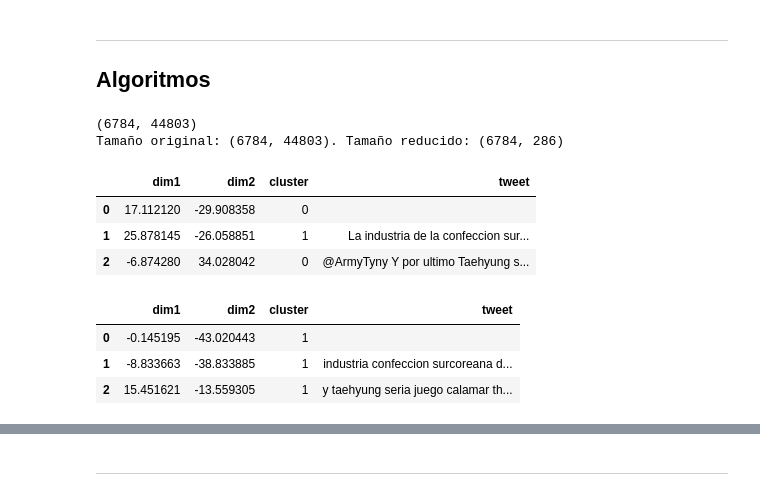
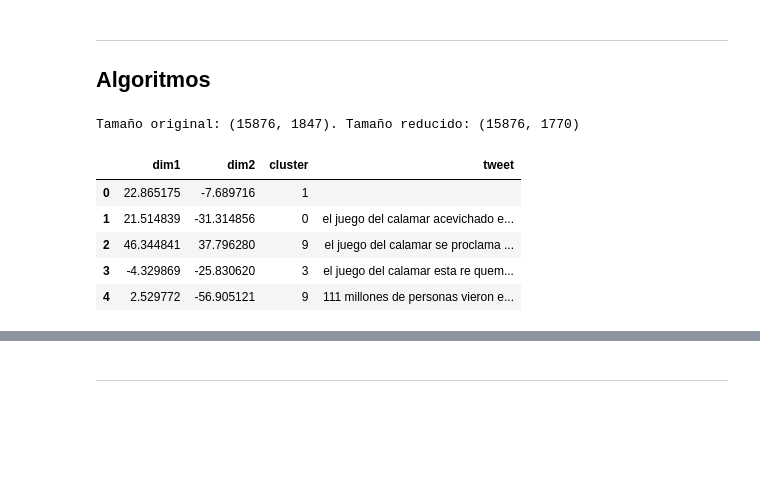
Before and after one commit to NazaGara/tm_seriesTV, a Jupyter notebook: tw_shows.ipynb, the cells around one changed output, grey strips where cells are left out. Cells and saved outputs as stored; diff of their text form; code cells hidden in the pictures; blank space fills up the shorter version.

Commit message:
roadmap, update corpus, and more

```diff
--- a/tw_shows.ipynb
+++ b/tw_shows.ipynb
@@ -113,5 +127,5 @@ def clean_tweets(corpus=corpus):
     return data
 # %%
-data = clean_tweets()
+data = clean_tweets(corpus)
 clean = [entry["text"] for entry in data.values()]
-val = [entry["val"] for entry in data.values()]
+#val = [entry["val"] for entry in data.values()]
@@ -132,9 +137,8 @@ from sklearn.feature_extraction.text import CountVectorizer
 
 def vectorize(data):
     # filtro de palabras por frecuencia
-    vectorizer = CountVectorizer(ngram_range=(1,2)) #,strip_accents='unicode') # probar (1,2)
+    vectorizer = CountVectorizer(ngram_range=(1,1), stop_words=es_stop, min_df=10) # probar (1,2)
     matrix = vectorizer.fit_transform(data)
-    print(matrix.shape)
     return matrix
 
 from sklearn.preprocessing import normalize
@@ -151,10 +155,9 @@ def transform(matrix):
 #corpus_X = vectorize(corpus)
 clean_X = vectorize(clean)
 
-transformed_X = transform(clean_X)
+normed_X, transformed_X = transform(clean_X)
 # %% [output]
-(6784, 44803)
-Tamaño original: (6784, 44803). Tamaño reducido: (6784, 286)
+Tamaño original: (15876, 1847). Tamaño reducido: (15876, 1770)
 # %%
 for pos, key in enumerate(list(data.keys())):
     #print(key, pos)
@@ -215,9 +218,7 @@ from sklearn.neighbors import KNeighborsClassifier
 classifier = KNeighborsClassifier(n_neighbors=2, p=2)
 classifier.fit(X_train.reshape(-1,1), y_train)
 # %%
-NUM_CLUSTERS = 3
-#corpus_sk_cluster =  sklearn_clustering(NUM_CLUSTERS, corpus_X)
-#corpus_tsne_data = tsne_reduction(corpus_X)
+NUM_CLUSTERS = 10
 
 clean_sk_cluster =  sklearn_clustering(NUM_CLUSTERS, transformed_X)
 clean_tsne_data = tsne_reduction(transformed_X)
@@ -234,18 +229,13 @@ clean_df = pd.DataFrame(
     data=[(coords[0], coords[1], cluster, word) for coords, cluster, word in row],
     columns=["dim1", "dim2", "cluster", "tweet"]
 )
-# %%
-corpus_df.head(3)
-# %% [output]
-|  | dim1 | dim2 | cluster | tweet |
-| 0 | 17.112120 | -29.908358 | 0 |  |
-| 1 | 25.878145 | -26.058851 | 1 | La industria de la confeccion sur... |
-| 2 | -6.874280 | 34.028042 | 0 | @ArmyTyny Y por ultimo Taehyung s... |
 # %%
-clean_df.head(3)
+clean_df.head(5)
 # %% [output]
 |  | dim1 | dim2 | cluster | tweet |
-| 0 | -0.145195 | -43.020443 | 1 |  |
-| 1 | -8.833663 | -38.833885 | 1 | industria confeccion surcoreana d... |
-| 2 | 15.451621 | -13.559305 | 1 | y taehyung seria juego calamar th... |
+| 0 | 22.865175 | -7.689716 | 1 |  |
+| 1 | 21.514839 | -31.314856 | 0 | el juego del calamar acevichado e... |
+| 2 | 46.344841 | 37.796280 | 9 | el juego del calamar se proclama ... |
+| 3 | -4.329869 | -25.830620 | 3 | el juego del calamar esta re quem... |
+| 4 | 2.529772 | -56.905121 | 9 | 111 millones de personas vieron e... |
 # %%
```
Also changed, not shown: parts of 18 cells of this notebook, 1 other file.
